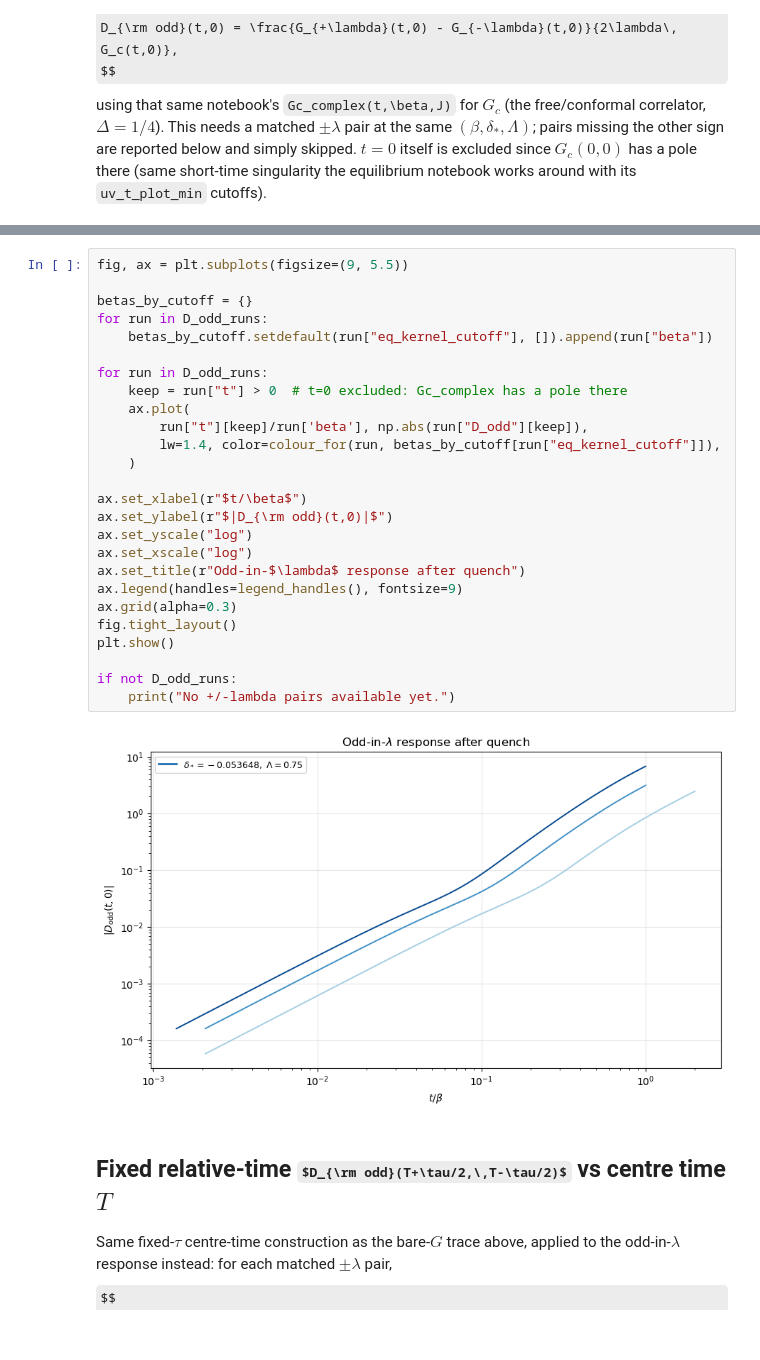
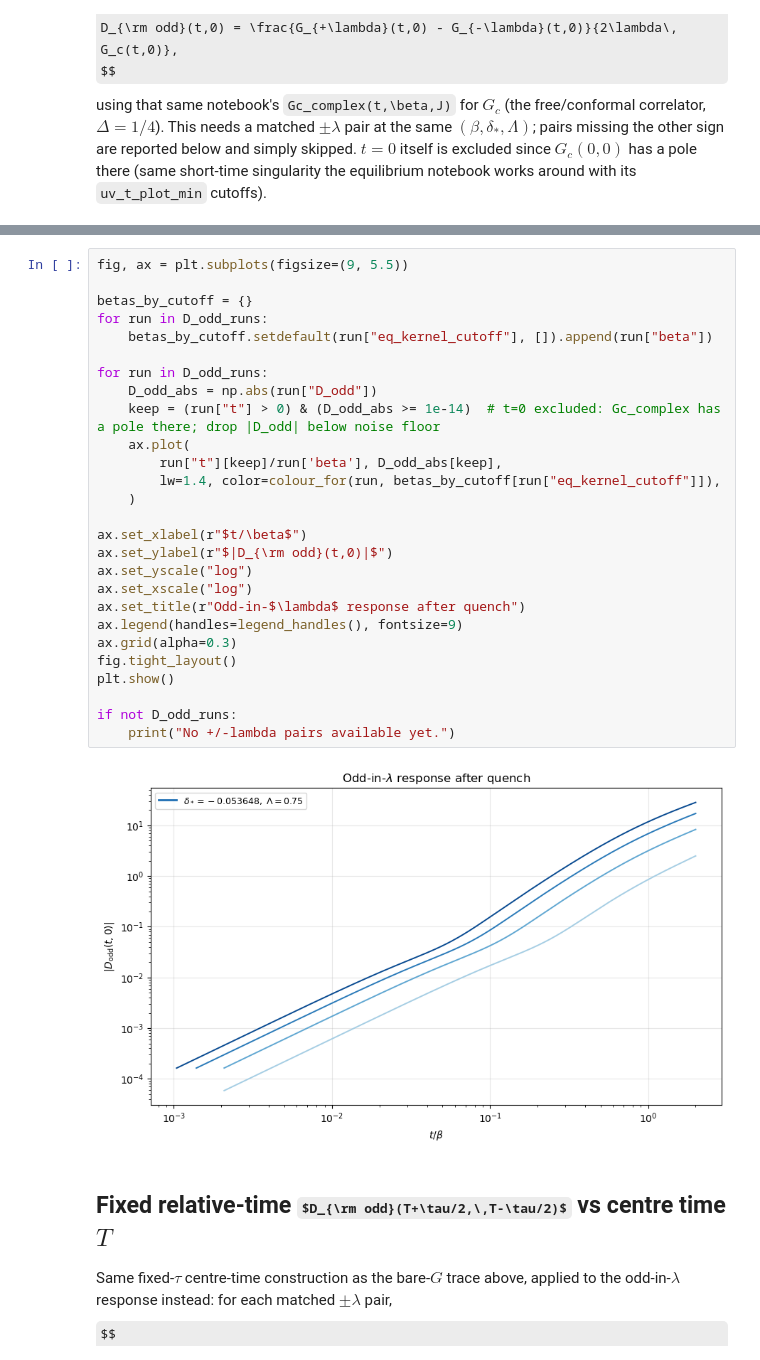
Before and after one commit to meabhallen/sykquench, a Jupyter notebook: syk_realtime_quench.ipynb, the cells around one changed output, grey strips where cells are left out. Cells and saved outputs as stored; diff of their text form; some formulas as TeX source.

```diff
--- a/syk_realtime_quench.ipynb
+++ b/syk_realtime_quench.ipynb
@@ -440,31 +441,32 @@ Paired 3 beta/kernel combo(s) for D_odd.
 # %%
 fig, ax = plt.subplots(figsize=(9, 5.5))
 
 betas_by_cutoff = {}
 for run in D_odd_runs:
     betas_by_cutoff.setdefault(run["eq_kernel_cutoff"], []).append(run["beta"])
 
 for run in D_odd_runs:
-    keep = run["t"] > 0  # t=0 excluded: Gc_complex has a pole there
+    D_odd_abs = np.abs(run["D_odd"])
+    keep = (run["t"] > 0) & (D_odd_abs >= 1e-14)  # t=0 excluded: Gc_complex has a pole there; drop |D_odd| below noise floor
     ax.plot(
-        run["t"][keep]/run['beta'], np.abs(run["D_odd"][keep]),
+        run["t"][keep]/run['beta'], D_odd_abs[keep],
         lw=1.4, color=colour_for(run, betas_by_cutoff[run["eq_kernel_cutoff"]]),
     )
 
 ax.set_xlabel(r"$t/\beta$")
 ax.set_ylabel(r"$|D_{\rm odd}(t,0)|$")
 ax.set_yscale("log")
 ax.set_xscale("log")
 ax.set_title(r"Odd-in-$\lambda$ response after quench")
 ax.legend(handles=legend_handles(), fontsize=9)
 ax.grid(alpha=0.3)
 fig.tight_layout()
 plt.show()
 
 if not D_odd_runs:
     print("No +/-lambda pairs available yet.")
 # %% [output]
-[figure, old version]
+[figure, new version]
 # %% [markdown]
 ## Fixed relative-time $D_{\rm odd}(T+\tau/2,\,T-\tau/2)$ vs centre time $T$
 
```
Also changed, not shown: parts of 22 cells of this notebook, 1 other file.
